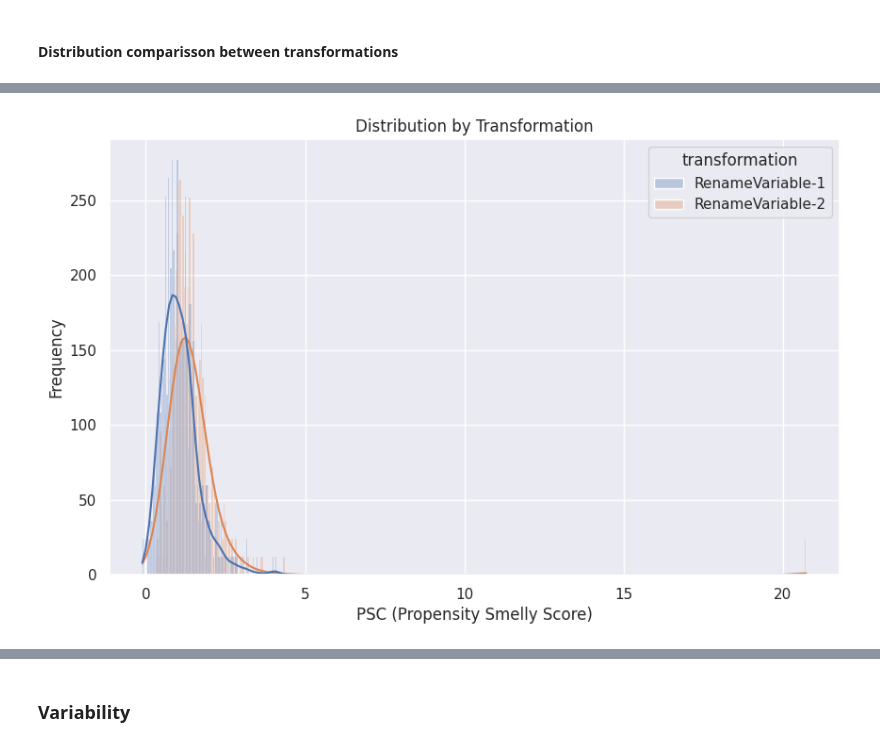
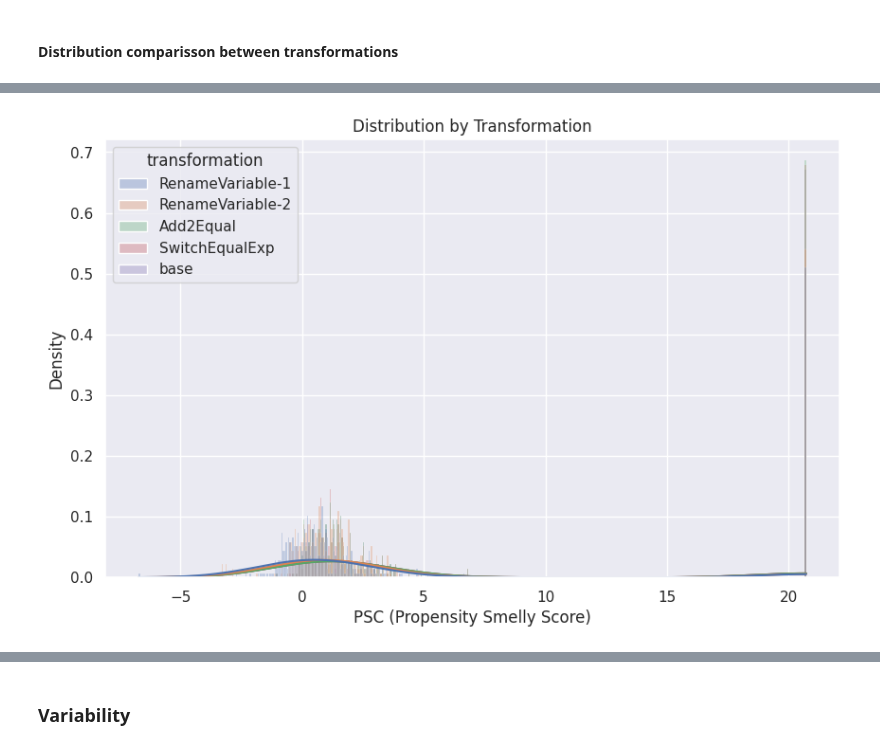
Before and after one commit to WM-SEMERU/CodeSmellExt, a Jupyter notebook: notebooks/extension/06_robustness_analysis.ipynb, the cells around one changed output, grey strips where cells are left out. Saved outputs shown, nothing was run; the diff lists cells and outputs as text; code cells hidden in the pictures.

```diff
--- a/notebooks/extension/06_robustness_analysis.ipynb
+++ b/notebooks/extension/06_robustness_analysis.ipynb
@@ -192,10 +208,9 @@ def compare_distributions(distribution_1, distribution_2):
 # %%
 ##probability distributions per type of smell
-smell_msg_id = 'R1705'
+smell_msg_id = 'W1309'
 prob_column = 'code_smell_psc_relative'
-#aggregations.pop('base')
 filtered_aggregations = logit_transform_psc(smell_msg_id, prob_column, 4, aggregations)
-plot_density_distributions(smell_msg_id, prob_column+'_trans', filtered_aggregations, 'frequency')
+plot_density_distributions(smell_msg_id, prob_column+'_trans', filtered_aggregations, 'density')
 #plot_density_distributions(smell_msg_id, prob_column, aggregations)
 # %% [output]
-[figure, old version]
+[figure, new version]
```
Also changed, not shown: parts of 4 cells of this notebook, 5 other files.
